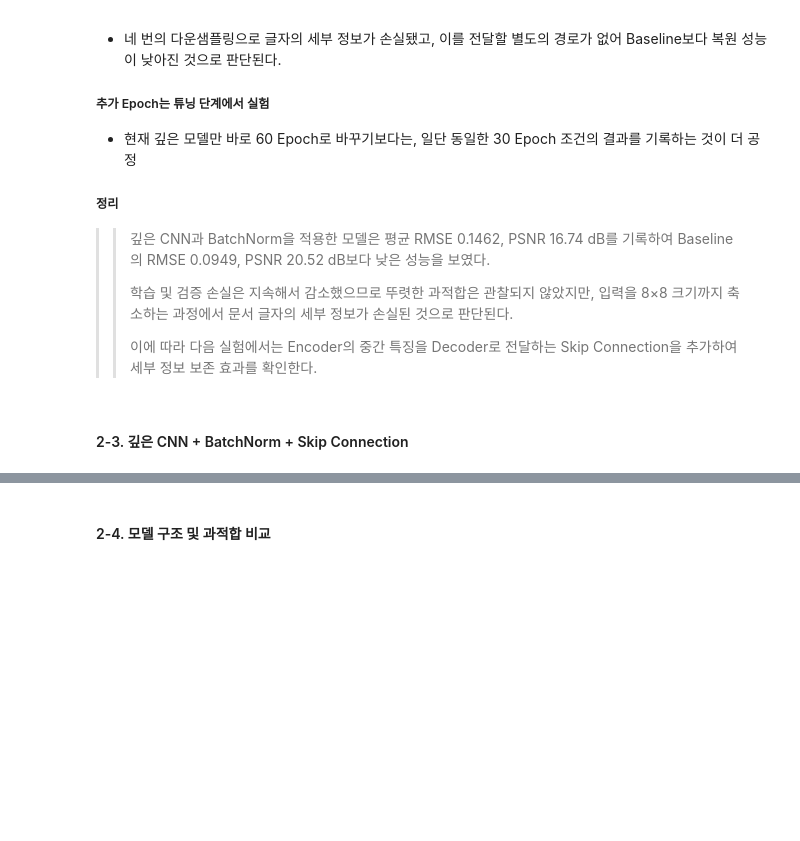
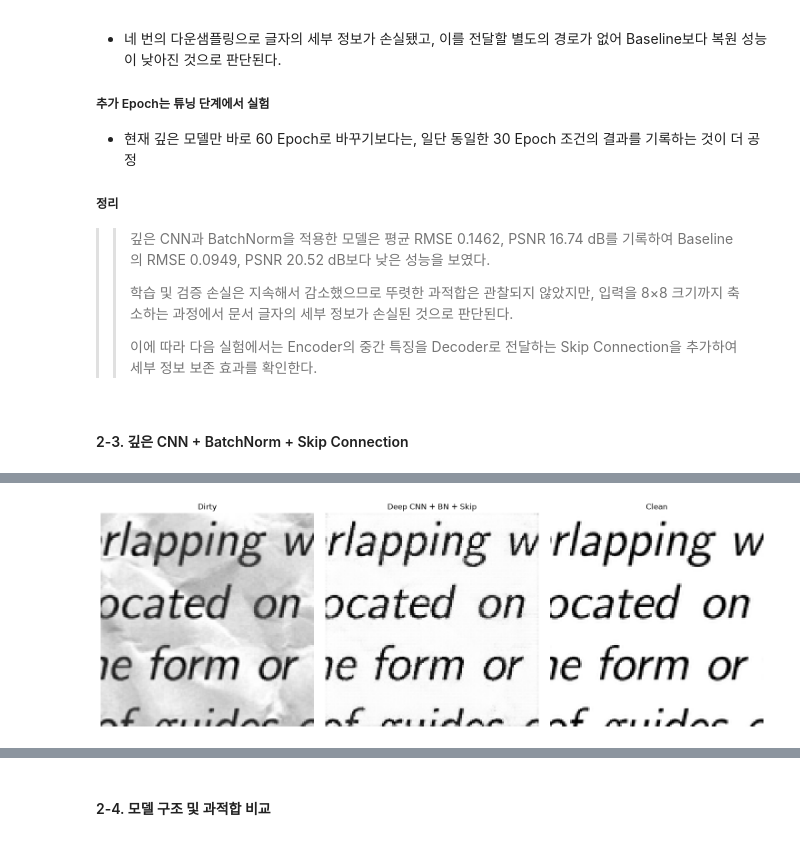
Before and after one commit to chaejeong0115/Missions_5_Kaggle_MNIST, a Jupyter notebook: Mission_5.ipynb, the cells around one changed output, grey strips where cells are left out. Cells and saved outputs as stored; diff of their text form; code cells hidden in the pictures; blank space fills up the shorter version.

```diff
--- a/Mission_5.ipynb
+++ b/Mission_5.ipynb
@@ -2527,0 +3076,71 @@ Deep CNN + BatchNorm | RMSE: 0.1474 | PSNR: 16.67 dB
+# %%
+# ------------------------------------------------------------
+# 2-3-8. Skip Connection 모델의 복원 결과 시각화
+# ------------------------------------------------------------
+
+
+# 배치 안에서 확인할 이미지 번호
+sample_index = 0
+
+
+# Matplotlib 출력을 위해 CPU로 이동
+dirty_image = (
+    skip_val_dirty[sample_index]
+    .detach()
+    .cpu()
+)
+
+restored_image = (
+    skip_val_restored[sample_index]
+    .detach()
+    .cpu()
+)
+
+clean_image = (
+    skip_val_clean[sample_index]
+    .detach()
+    .cpu()
+)
+
+
+# Dirty, Restored, Clean을 가로로 출력
+fig, axes = plt.subplots(
+    1,
+    3,
+    figsize=(15, 5)
+)
+
+
+# 복원 전 손상 이미지
+axes[0].imshow(
+    dirty_image.squeeze(),
+    cmap="gray"
+)
+axes[0].set_title("Dirty")
+
+
+# Skip Connection 모델의 복원 이미지
+axes[1].imshow(
+    restored_image.squeeze(),
+    cmap="gray"
+)
+axes[1].set_title("Deep CNN + BN + Skip")
+
+
+# 깨끗한 정답 이미지
+axes[2].imshow(
+    clean_image.squeeze(),
+    cmap="gray"
+)
+axes[2].set_title("Clean")
+
+
+# 좌표축 제거
+for ax in axes:
+    ax.axis("off")
+
+
+plt.tight_layout()
+plt.show()
+# %% [output]
+[figure, added]
```
Also changed, not shown: parts of 22 cells of this notebook.
